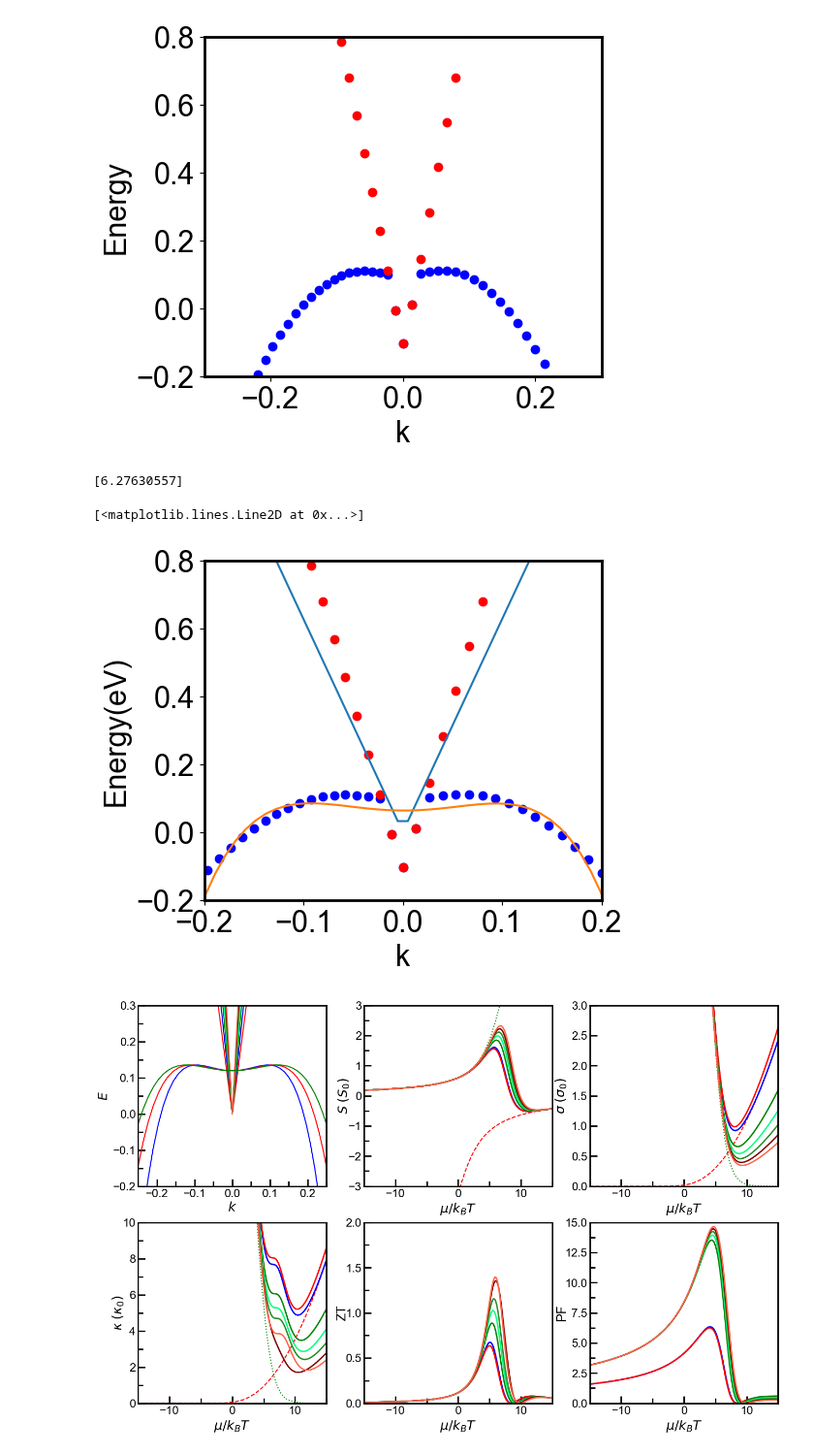
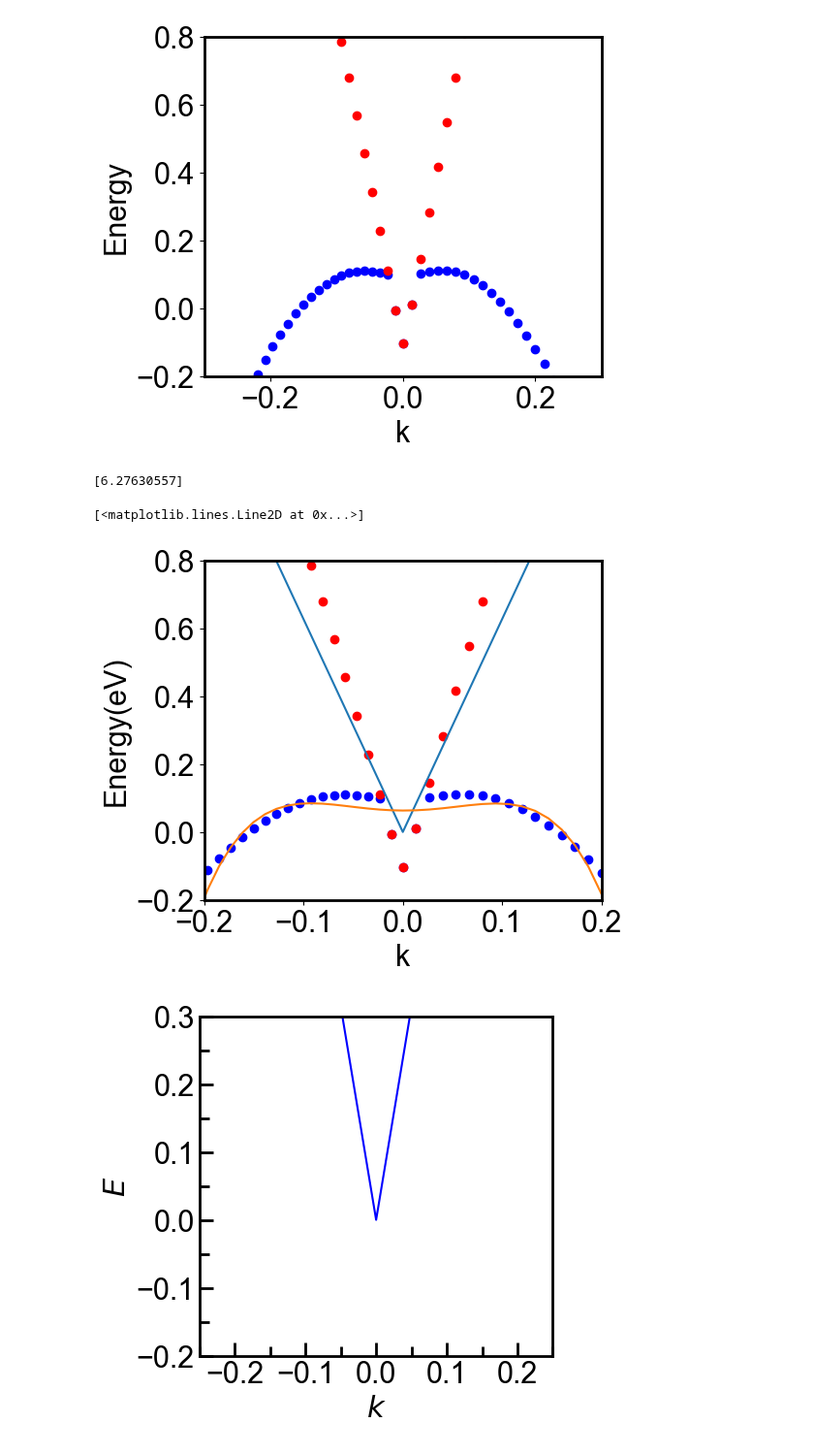
Before and after one commit to Normanthen/TE_Calculation, a Jupyter notebook: Mg3Bi2/Fitting/Fitting_Mg3Bi2.ipynb, the cells around one changed output. Shown at 97% size. Drawn from its saved outputs; the diff is of its cells as text; code cells hidden in the pictures.

```diff
--- a/Mg3Bi2/Fitting/Fitting_Mg3Bi2.ipynb
+++ b/Mg3Bi2/Fitting/Fitting_Mg3Bi2.ipynb
@@ -315,9 +315,9 @@ print(c_opt)
 #print(v_opt)
 #Plotting fitted parameters
 xfit=np.linspace(-0.25, 0.25, 50)
-ax.plot(xfit, DEc(xfit, *c_opt))
+ax.plot(kcc, DEc(kcc, *c_opt))
 #ax.plot(xfit, DEv(xfit, *v_opt))
-ax.plot(xfit, DEv(xfit, -279.08, 1.0134, 4.854, -0.012, 0.0632))
+ax.plot(kcc, DEv(kcc, -279.08, 1.0134, 4.854, -0.012, 0.0632))
 
 # Calculate the R-squared value
 
@@ -337,7 +337,7 @@ ax.plot(xfit, DEv(xfit, -279.08, 1.0134, 4.854, -0.012, 0.0632))
 # %% [output]
 [6.27630557]
 [<matplotlib.lines.Line2D at 0x...>]
-[figure, old version]
+[figure, new version]
 # %%
 mm  = 0.145
 #mm1 = 0.190
@@ -682,7 +682,7 @@ eshift = 0
 
 # Subplot (a) : Dispersion relation
 ax1 = plt.subplot(2,3,1)
-ax1.plot(kcc,fc, linestyle='solid', c='blue')
+ax1.plot(kcc,DEc(kcc,*c_opt), linestyle='solid', c='blue')
 #ax1.plot(kcc,fc1, linestyle='solid', c='red')
 #ax1.plot(kcc,fc2, linestyle='solid', c='green')
 #ax1.plot(kcc,fc3, linestyle='solid', c='springgreen')
@@ -815,31 +815,31 @@ ax1.yaxis.set_tick_params(which='minor', size=7, width=2, direction='in')
 #
 ##Subplot (e) : Power Factor
 #ax6 = plt.subplot(2,3,6)
 #plt.plot(eta, S(eta+eshift,e0,e1)**2*sigma(eta+eshift,e0,e1), linestyle='solid', c='blue',linewidth=2)
 #plt.plot(eta, S1(eta+eshift,e0,e1)**2*sigma1(eta+eshift,e0,e1), linestyle='solid',
 #         c='red',linewidth=2)
 #plt.plot(eta, 2*S2(eta+eshift,e0,e1)**2*sigma2(eta+eshift,e0,e1), c='green',linewidth=2)
 #plt.plot(eta, 2*S3(eta+eshift,e0,e1)**2*sigma3(eta+eshift,e0,e1), linestyle='solid',
 #         c='springgreen', linewidth=2)
 #plt.plot(eta, 2*S4(eta+eshift,e0,e1)**2*sigma4(eta+eshift,e0,e1), linestyle='solid',
 #         c='forestgreen',linewidth=2)
 #plt.plot(eta, 2*S5(eta+eshift,e0,e1)**2*sigma5(eta+eshift,e0,e1),  linestyle='solid',
 #         c='maroon',linewidth=2)
 #plt.plot(eta, 2*S6(eta+eshift,e0,e1)**2*sigma6(eta+eshift,e0,e1), linestyle='solid',
 #         c='tomato',linewidth=2)
 #plt.axis([-15,15,0,15]) # the format is [xmin,xmax,ymin,ymax]
 ##plt.xticks(range(-8,9,20))
 #ax6.xaxis.set_minor_locator(AutoMinorLocator(2))
 ##plt.yticks(range(-4,5,2))
 #ax6.yaxis.set_minor_locator(AutoMinorLocator(2))
 #ax6.yaxis.labelpad = -4
 #plt.xlabel('$\mu/k_BT$')
 #plt.ylabel('PF')
 ##ax6.yaxis.set_major_locator(mpl.ticker.MultipleLocator(10))
 ##ax6.yaxis.set_minor_locator(mpl.ticker.MultipleLocator(5))
 #ax6.xaxis.set_tick_params(which='major', size=10, width=2, direction='in')
 #ax6.xaxis.set_tick_params(which='minor', size=7, width=2, direction='in')
 #ax6.yaxis.set_tick_params(which='major', size=10, width=2, direction='in')
 #ax6.yaxis.set_tick_params(which='minor', size=7, width=2, direction='in')
 # %% [output]
-[figure, old version]
+[figure, new version]
```
